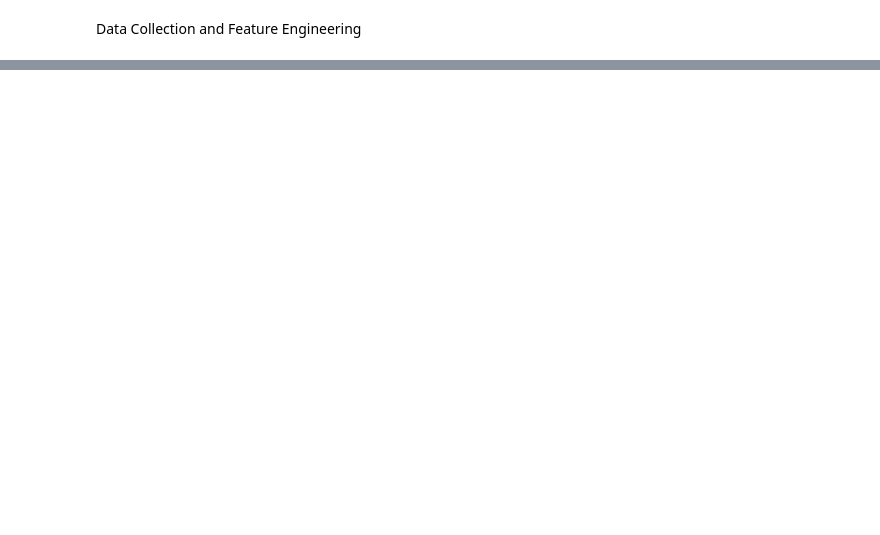
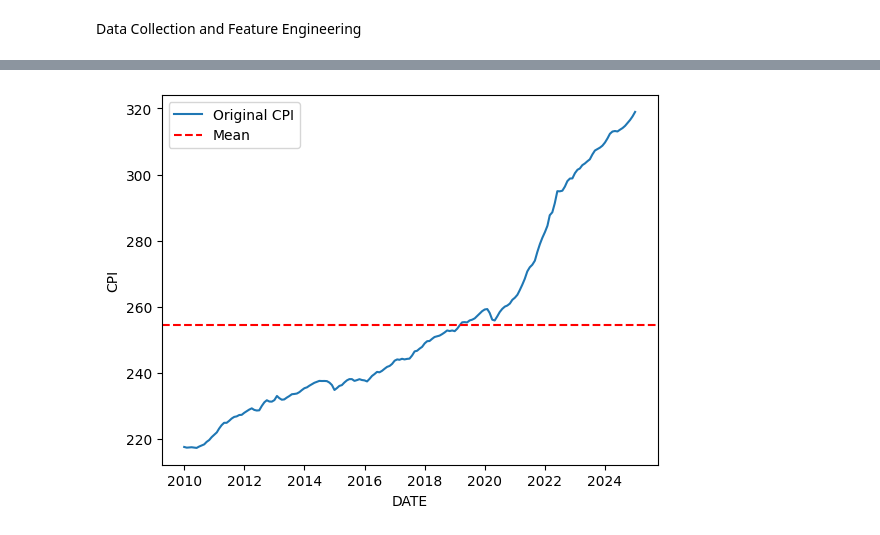
Before and after one commit to tanmaykumarchaki/AI-Driven-Market-Transformation-Analytics, a Jupyter notebook: ai-market-regime-shift-analysis/data_import.ipynb, the cells around one changed output, grey strips where cells are left out. Drawn from its saved outputs; the diff is of its cells as text; code cells hidden in the pictures; blank space fills up the shorter version.

```diff
--- a/ai-market-regime-shift-analysis/data_import.ipynb
+++ b/ai-market-regime-shift-analysis/data_import.ipynb
@@ -26,0 +10,4 @@ Downloading Unemployment from FRED...
+# %%
+df = pd.read_csv('data/Inflation_CPI.csv')
+df["DATE"] = pd.to_datetime(df["DATE"])
+df
@@ -26,0 +46,15 @@ Downloading Unemployment from FRED...
+# %%
+x = df["CPIAUCSL"].values
+y = df["DATE"].values
+
+x_mean = df["CPIAUCSL"].values.mean()
+
+
+plt.plot(y,x,label = "Original CPI")
+plt.axhline(x_mean, color= 'r', linestyle = '--', label = "Mean")
+plt.xlabel("DATE")
+plt.legend()
+plt.ylabel("CPI")
+plt.show()
+# %% [output]
+[figure, added]
```
Also changed, not shown: parts of 4 cells of this notebook.
